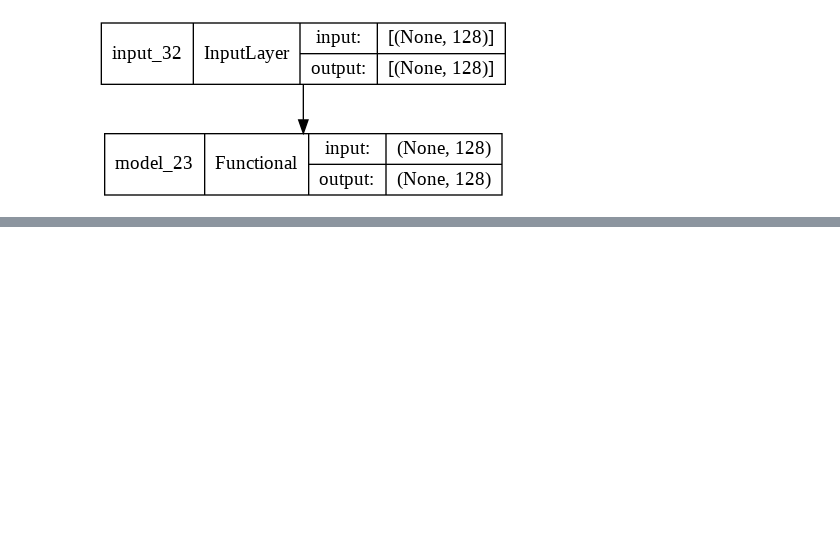
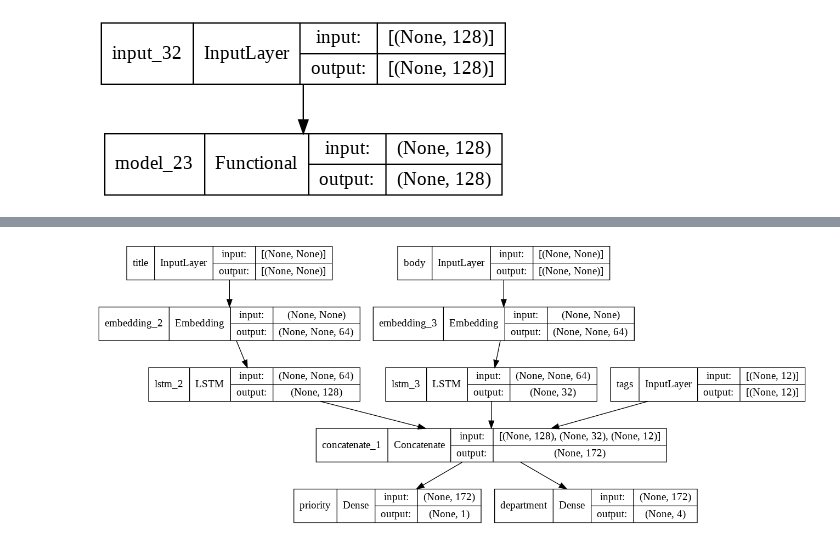
Before and after one commit to SaeSimcheon/Keras, a Jupyter notebook: Developer_Guides/Keras_functional_api_org.ipynb, the cells around one changed output, grey strips where cells are left out. Cells and saved outputs as stored; diff of their text form; code cells hidden in the pictures; blank space fills up the shorter version.

```diff
--- a/Developer_Guides/Keras_functional_api_org.ipynb
+++ b/Developer_Guides/Keras_functional_api_org.ipynb
@@ -346,0 +358,29 @@ _________________________________________________________________
+# %%
+num_tags = 12
+num_words = 10000
+num_departments = 4
+
+
+title_input = keras.Input(shape = (None,),name = "title")
+body_input = keras.Input(shape = (None,),name = "body")
+tags_input = keras.Input(shape = (num_tags,),name = "tags")
+
+title_features = layers.Embedding(num_words,64)(title_input)
+body_features = layers.Embedding(num_words,64)(body_input)
+
+title_features = layers.LSTM(128)(title_features)
+body_features = layers.LSTM(32)(body_features)
+
+
+x = layers.concatenate([title_features,body_features,tags_input])
+
+priority_pred = layers.Dense(1,name = "priority")(x)
+
+department_pred = layers.Dense(num_departments,name = "department")(x)
+
+model = keras.Model(inputs = [title_input,body_input,tags_input],
+                    outputs = [priority_pred,department_pred])
+
+keras.utils.plot_model(model, show_shapes=True)
+# %% [output]
+[figure, added]
```
Also changed, not shown: parts of 32 cells of this notebook.
